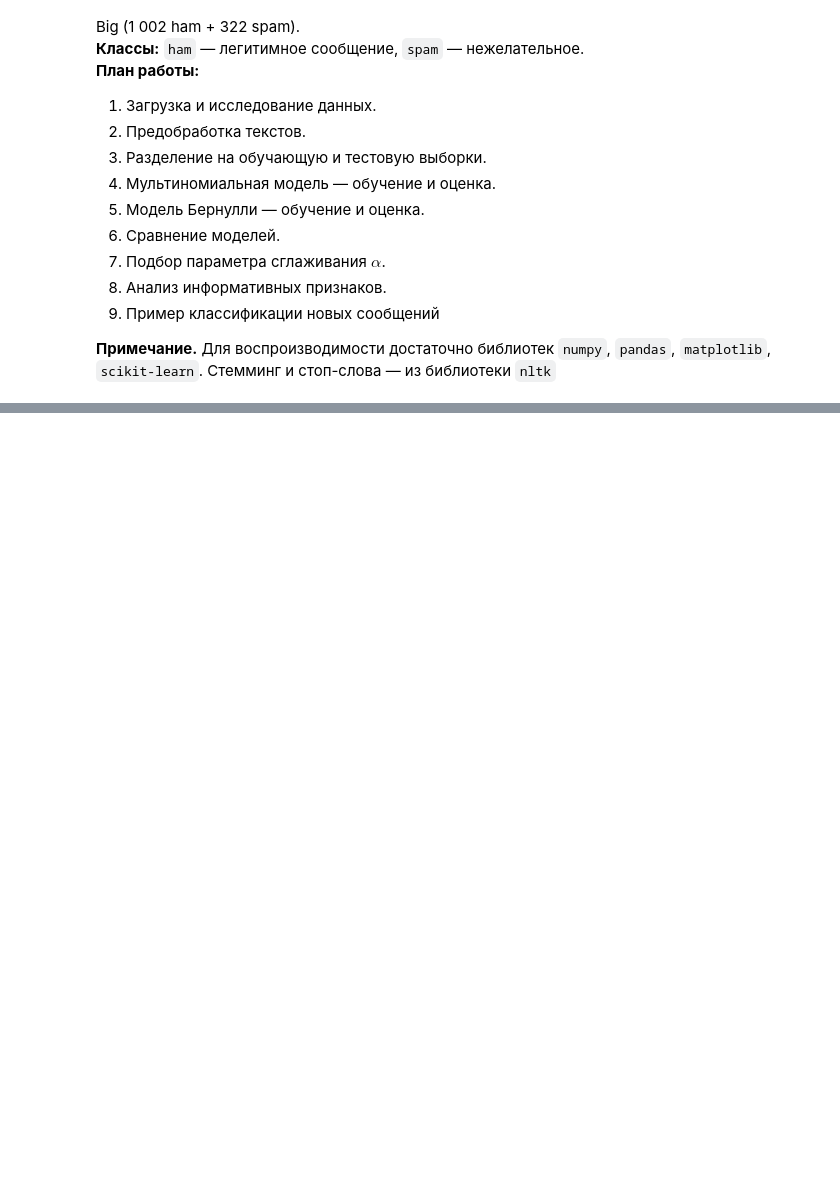
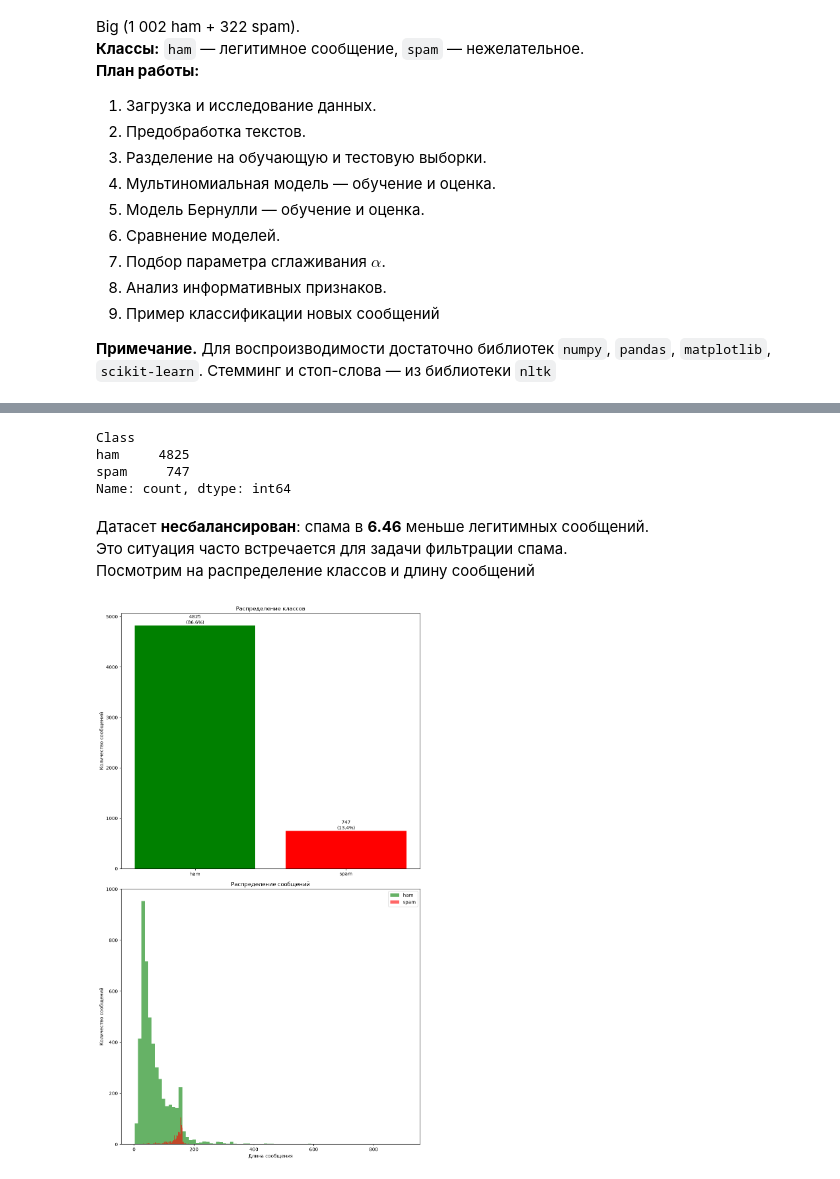
Before and after one commit to ra8fu/Naive-Bayes-Spam-Filter, a Jupyter notebook: Naive Bayes.ipynb, the cells around one changed output, grey strips where cells are left out. Cells and saved outputs as stored; diff of their text form; code cells hidden in the pictures; blank space fills up the shorter version.

```diff
--- a/Naive Bayes.ipynb
+++ b/Naive Bayes.ipynb
@@ -54,0 +54,11 @@ RANDOM_STATE = 42
+# %%
+# Открываем zip-архив
+with zipfile.ZipFile("sms+spam+collection.zip") as zfile:
+
+    # Заранее зная позицию файла, инициализируем ссылку на него
+    sms_file = zfile.namelist()[0]
+
+    # Октрываем файл и делаем из него pandas-таблицу
+    with zfile.open(sms_file) as f:
+        df = pd.read_csv(f, sep='\t', header=None, names=["Class", "Text"])
+df
@@ -54,0 +79,53 @@ RANDOM_STATE = 42
+# %%
+counts = df["Class"].value_counts()
+counts
+# %% [output]
+Class
+ham     4825
+spam     747
+Name: count, dtype: int64
+# %% [markdown]
+
+Датасет **несбалансирован**: спама в **6.46** меньше легитимных сообщений.
+Это ситуация часто встречается для задачи фильтрации спама.
+Посмотрим на распределение классов и длину сообщений
+# %%
+# Вывод графиков для первичного EDA
+
+fig, axes = plt.subplots(2, 1, figsize=(10, 17))
+
+# Столбчатая диаграмма
+axes[0].bar(counts.index, counts.values, color=["g", "r"])
+
+for ind, val in enumerate(counts.values):
+    # 1: (0, 4825)
+    # 2: (1, 747)
+
+    # Подписи над столбцами
+    axes[0].text(ind, val, f"{val}\n({val / len(df):.1%})", ha="center", va="bottom")
+
+# Подписи первого графика
+axes[0].set_title("Распределение классов")
+axes[0].set_ylabel("Количество сообщений")
+
+# Добавление дополнительного столбца в таблицу: длина сообщения
+df["length"] = df["Text"].str.len()
+
+
+for label, color in [("ham", "g"), ("spam", "r")]:
+
+    # Гистрограмма для каждого из классов
+    axes[1].hist(df.loc[df["Class"] == label, "length"], bins=80,
+                 alpha=0.6, label=label, color=color)
+
+# Подписи и легенда для второго графика
+axes[1].set_title("Распределение сообщений")
+axes[1].set_ylabel("Количество сообщений")
+axes[1].set_xlabel("Длина сообщения")
+axes[1].legend()
+
+# Автоматичекая подгонка отступов, чтобы подписи не наезжали
+plt.tight_layout()
+plt.show()
+# %% [output]
+[figure, added]
```
Also changed, not shown: parts of 6 cells of this notebook, 2 other files.
